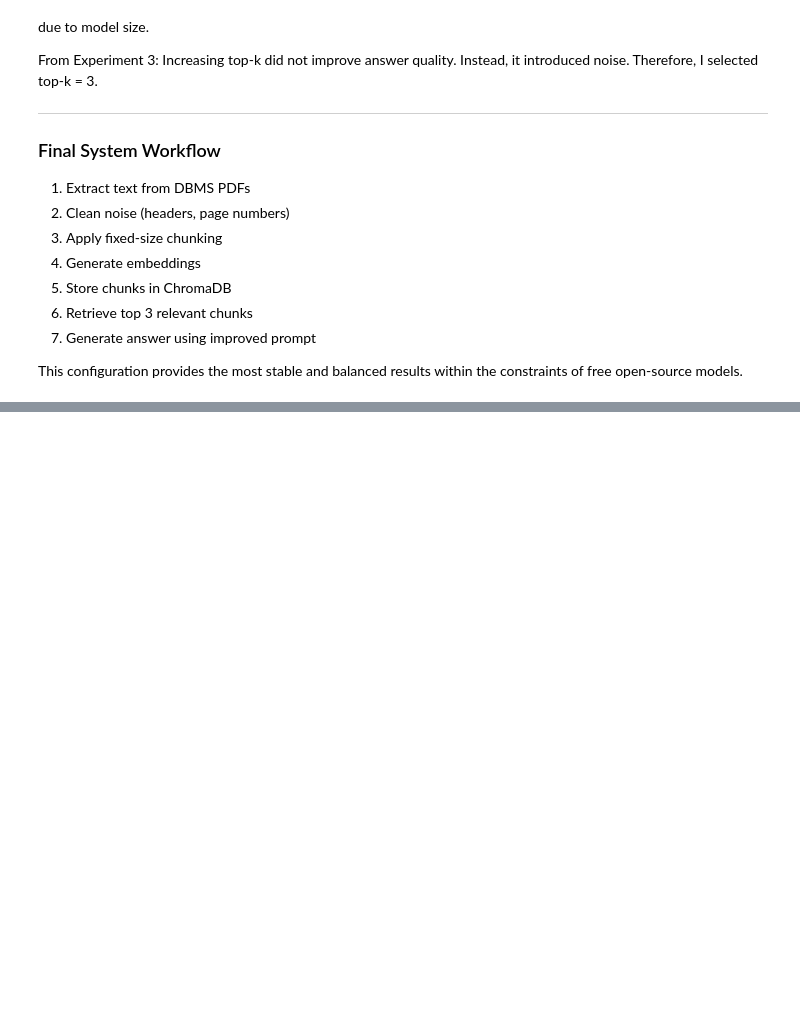
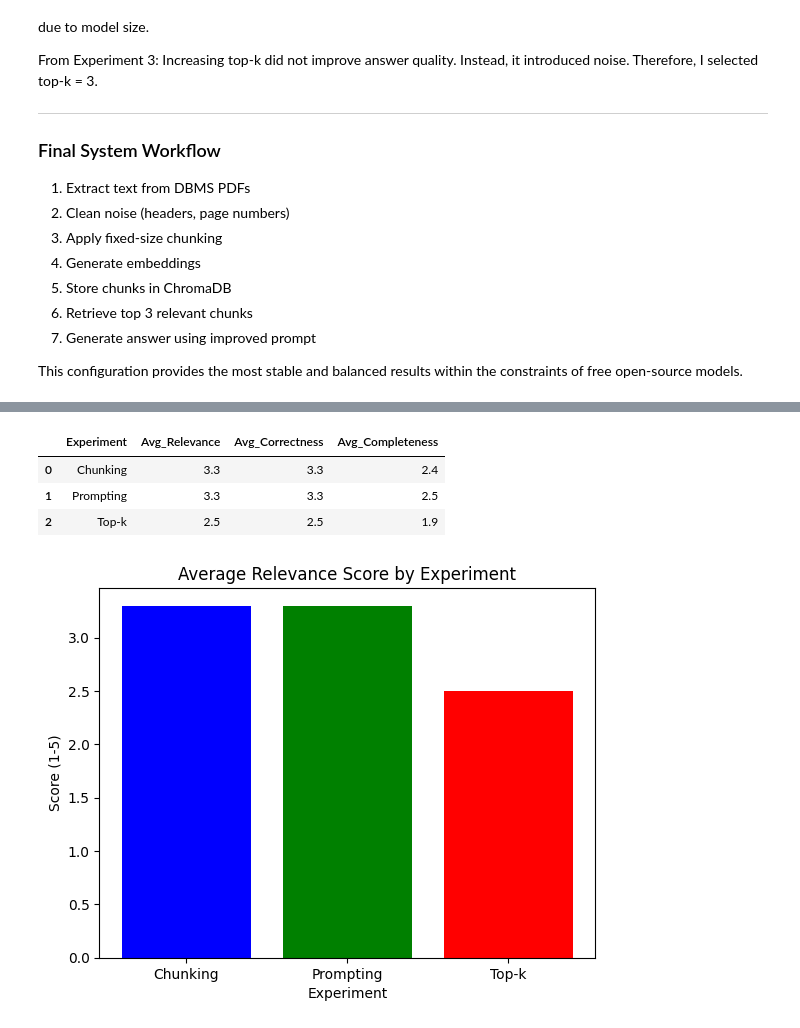
Before and after one commit to VaibhavChougule236/academic-rag-study-assistant, a Jupyter notebook: notebook/RAG-Study-Assistant.ipynb, the cells around one changed output, grey strips where cells are left out. Drawn from its saved outputs; the diff is of its cells as text; code cells hidden in the pictures; blank space fills up the shorter version.

```diff
--- a/notebook/RAG-Study-Assistant.ipynb
+++ b/notebook/RAG-Study-Assistant.ipynb
@@ -1196,0 +1248,40 @@ This configuration provides the most stable and balanced results within the cons
+# %%
+summary = pd.DataFrame({
+    "Experiment": ["Chunking", "Prompting", "Top-k"],
+
+    "Avg_Relevance": [
+        df_eval["Chunking_Relevance"].mean(),
+        df_eval["Prompt_Relevance"].mean(),
+        df_eval["TopK_Relevance"].mean()
+    ],
+
+    "Avg_Correctness": [
+        df_eval["Chunking_Correctness"].mean(),
+        df_eval["Prompt_Correctness"].mean(),
+        df_eval["TopK_Correctness"].mean()
+    ],
+
+    "Avg_Completeness": [
+        df_eval["Chunking_Completeness"].mean(),
+        df_eval["Prompt_Completeness"].mean(),
+        df_eval["TopK_Completeness"].mean()
+    ]
+})
+
+summary
+# %% [output]
+|  | Experiment | Avg_Relevance | Avg_Correctness | Avg_Completeness |
+| 0 | Chunking | 3.3 | 3.3 | 2.4 |
+| 1 | Prompting | 3.3 | 3.3 | 2.5 |
+| 2 | Top-k | 2.5 | 2.5 | 1.9 |
+# %%
+import matplotlib.pyplot as plt
+
+plt.figure()
+plt.bar(summary["Experiment"], summary["Avg_Relevance"], color=["blue", "green", "red"])
+plt.title("Average Relevance Score by Experiment")
+plt.xlabel("Experiment")
+plt.ylabel("Score (1-5)")
+plt.show()
+# %% [output]
+[figure, added]
```
Also changed, not shown: parts of 14 cells of this notebook.
